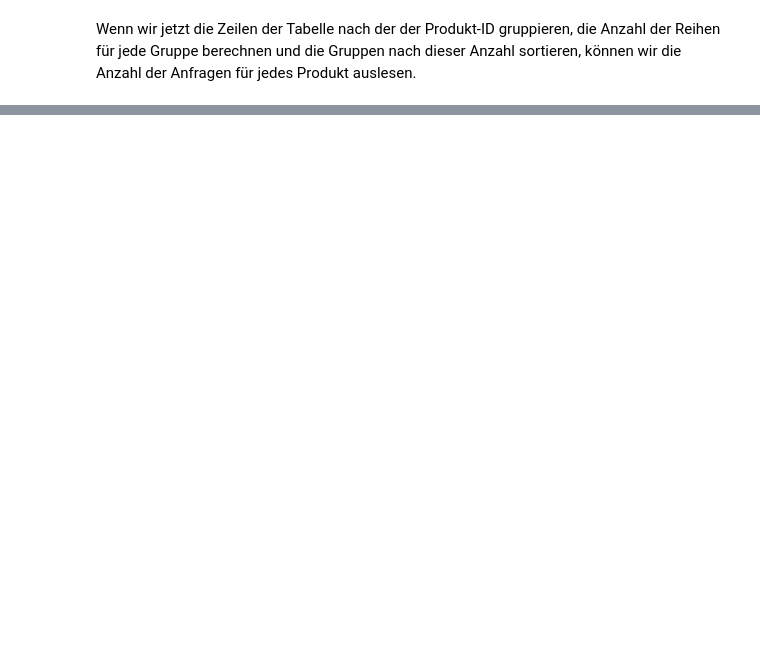
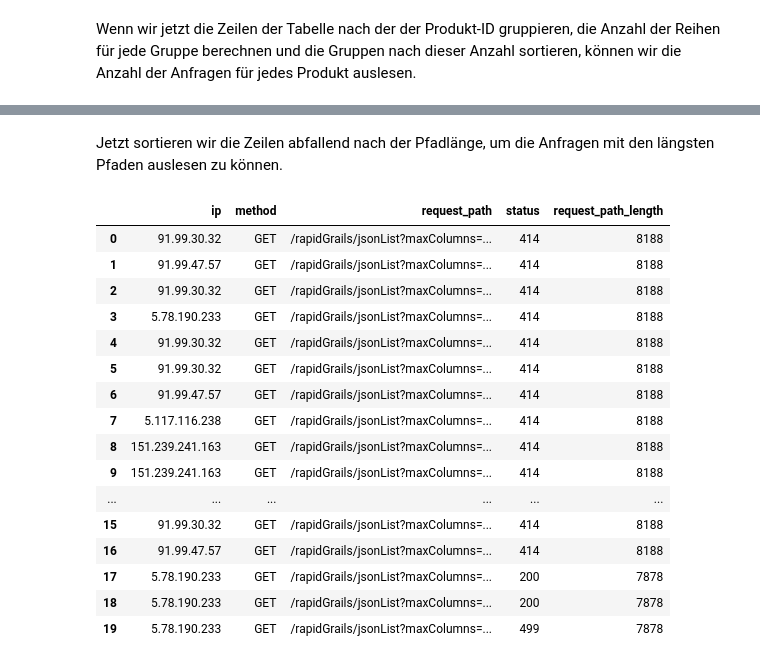
Before and after one commit to Robstei/zugriffsdaten_apache_spark, a Jupyter notebook: index.ipynb, the cells around one changed output, grey strips where cells are left out. Cells and saved outputs as stored; diff of their text form; code cells hidden in the pictures; blank space fills up the shorter version.

```diff
--- a/index.ipynb
+++ b/index.ipynb
@@ -182,0 +170,29 @@ product_group_df.plot.bar(figsize=(20, 6), x="product_id")
+# %%
+df = df.withColumn("request_path_length", length("request_path"))
+# %% [markdown]
+Jetzt sortieren wir die Zeilen abfallend nach der Pfadlänge, um die Anfragen mit den längsten Pfaden auslesen zu können.
+# %%
+pandas_df = df.select("ip", "method", "request_path", "status", "request_path_length") \
+  .sort(df.request_path_length.desc()) \
+  .limit(20) \
+  .toPandas()
+# %%
+pandas_df
+# %% [output]
+|  | ip | method | request_path | status | request_path_length |
+| 0 | 91.99.30.32 | GET | /rapidGrails/jsonList?maxColumns=... | 414 | 8188 |
+| 1 | 91.99.47.57 | GET | /rapidGrails/jsonList?maxColumns=... | 414 | 8188 |
+| 2 | 91.99.30.32 | GET | /rapidGrails/jsonList?maxColumns=... | 414 | 8188 |
+| 3 | 5.78.190.233 | GET | /rapidGrails/jsonList?maxColumns=... | 414 | 8188 |
+| 4 | 91.99.30.32 | GET | /rapidGrails/jsonList?maxColumns=... | 414 | 8188 |
+| 5 | 91.99.30.32 | GET | /rapidGrails/jsonList?maxColumns=... | 414 | 8188 |
+| 6 | 91.99.47.57 | GET | /rapidGrails/jsonList?maxColumns=... | 414 | 8188 |
+| 7 | 5.117.116.238 | GET | /rapidGrails/jsonList?maxColumns=... | 414 | 8188 |
+| 8 | 151.239.241.163 | GET | /rapidGrails/jsonList?maxColumns=... | 414 | 8188 |
+| 9 | 151.239.241.163 | GET | /rapidGrails/jsonList?maxColumns=... | 414 | 8188 |
+| ... | ... | ... | ... | ... | ... |
+| 15 | 91.99.30.32 | GET | /rapidGrails/jsonList?maxColumns=... | 414 | 8188 |
+| 16 | 91.99.47.57 | GET | /rapidGrails/jsonList?maxColumns=... | 414 | 8188 |
+| 17 | 5.78.190.233 | GET | /rapidGrails/jsonList?maxColumns=... | 200 | 7878 |
+| 18 | 5.78.190.233 | GET | /rapidGrails/jsonList?maxColumns=... | 200 | 7878 |
+| 19 | 5.78.190.233 | GET | /rapidGrails/jsonList?maxColumns=... | 499 | 7878 |
```
Also changed, not shown: parts of 17 cells of this notebook.
